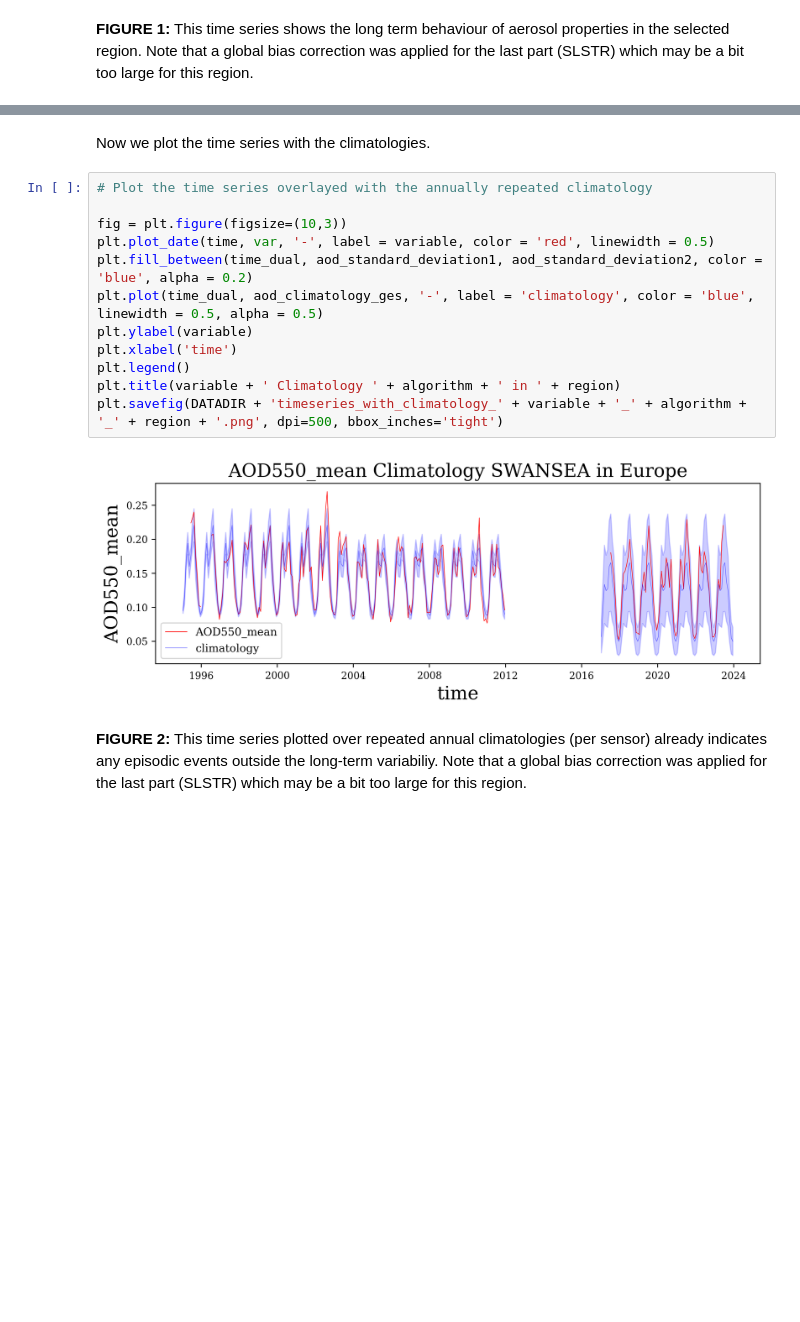
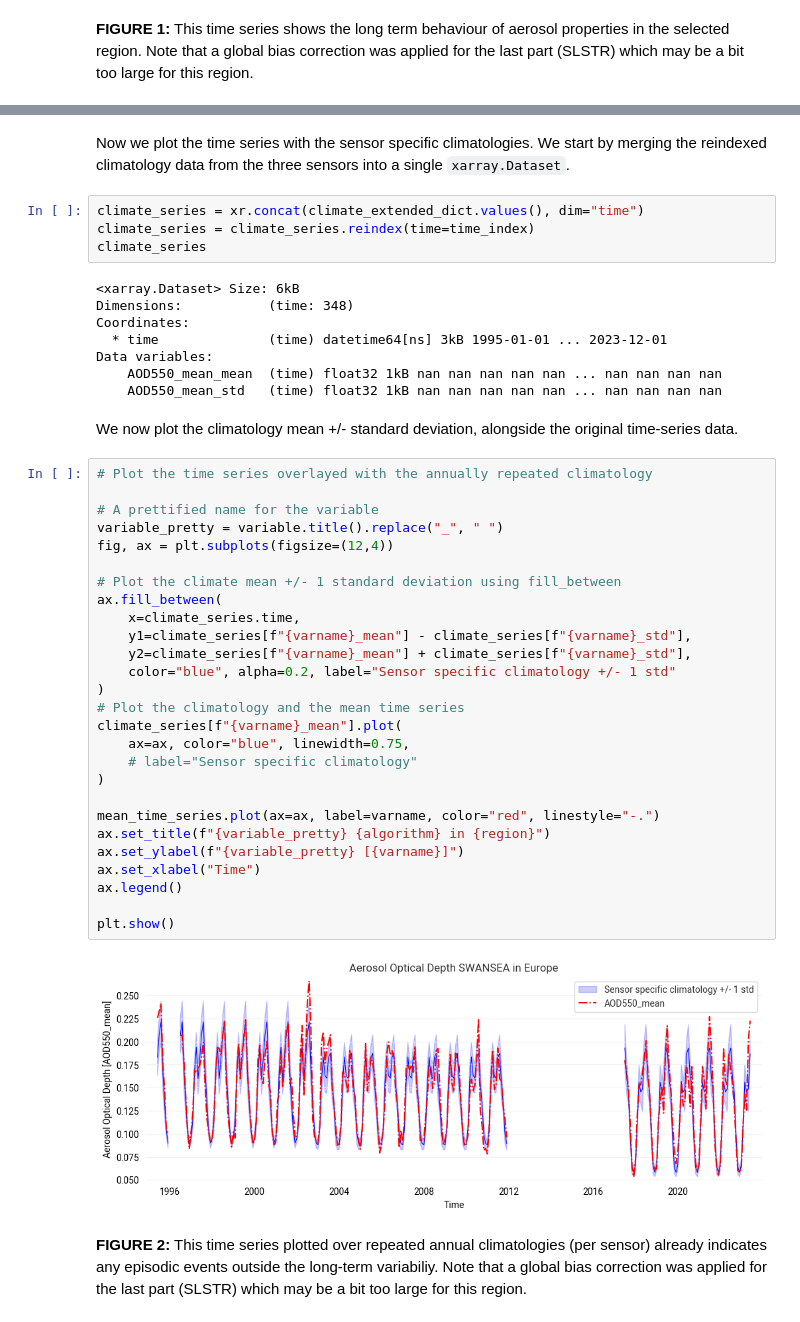
Before and after one commit to ecmwf-training/c3s-training-submodule-sat-obs-atmos-comp, a Jupyter notebook: aerosol-multi-sensor-record.ipynb, the cells around one changed output, grey strips where cells are left out. Saved outputs shown, nothing was run; the diff lists cells and outputs as text; blank space fills up the shorter version.

```diff
--- a/aerosol-multi-sensor-record.ipynb
+++ b/aerosol-multi-sensor-record.ipynb
@@ -497,19 +420,48 @@ for year in years_dual:
 # %% [markdown]
-Now we plot the time series with the climatologies.
+Now we plot the time series with the sensor specific climatologies. We start by merging the reindexed climatology data from the three sensors into a single `xarray.Dataset`.
-# %%
-# Plot the time series overlayed with the annually repeated climatology
-
-fig = plt.figure(figsize=(10,3))
-plt.plot_date(time, var, '-', label = variable, color = 'red', linewidth = 0.5)
-plt.fill_between(time_dual, aod_standard_deviation1, aod_standard_deviation2, color = 'blue', alpha = 0.2)
-plt.plot(time_dual, aod_climatology_ges, '-', label = 'climatology', color = 'blue', linewidth = 0.5, alpha = 0.5)
-plt.ylabel(variable)
-plt.xlabel('time')
-plt.legend()
-plt.title(variable + ' Climatology ' + algorithm + ' in ' + region)
-plt.savefig(DATADIR + 'timeseries_with_climatology_' + variable + '_' + algorithm + '_' + region + '.png', dpi=500, bbox_inches='tight')
-# %% [output]
-[figure, removed]
+# %%
+climate_series = xr.concat(climate_extended_dict.values(), dim="time")
+climate_series = climate_series.reindex(time=time_index)
+climate_series
+# %% [output]
+<xarray.Dataset> Size: 6kB
+Dimensions:           (time: 348)
+Coordinates:
+  * time              (time) datetime64[ns] 3kB 1995-01-01 ... 2023-12-01
+Data variables:
+    AOD550_mean_mean  (time) float32 1kB nan nan nan nan nan ... nan nan nan nan
+    AOD550_mean_std   (time) float32 1kB nan nan nan nan nan ... nan nan nan nan
+# %% [markdown]
+We now plot the climatology mean +/- standard deviation, alongside the original time-series data.
+# %%
+# Plot the time series overlayed with the annually repeated climatology
+
+# A prettified name for the variable
+variable_pretty = variable.title().replace("_", " ")
+fig, ax = plt.subplots(figsize=(12,4))
+
+# Plot the climate mean +/- 1 standard deviation using fill_between
+ax.fill_between(
+    x=climate_series.time,
+    y1=climate_series[f"{varname}_mean"] - climate_series[f"{varname}_std"],
+    y2=climate_series[f"{varname}_mean"] + climate_series[f"{varname}_std"],
+    color="blue", alpha=0.2, label="Sensor specific climatology +/- 1 std"
+)
+# Plot the climatology and the mean time series
+climate_series[f"{varname}_mean"].plot(
+    ax=ax, color="blue", linewidth=0.75,
+    # label="Sensor specific climatology"
+)
+
+mean_time_series.plot(ax=ax, label=varname, color="red", linestyle="-.")
+ax.set_title(f"{variable_pretty} {algorithm} in {region}")
+ax.set_ylabel(f"{variable_pretty} [{varname}]")
+ax.set_xlabel("Time")
+ax.legend()
+
+plt.show()
+# %% [output]
+[figure, added]
 # %% [markdown]
 **FIGURE 2:** This time series plotted over repeated annual climatologies (per sensor) already indicates any episodic events outside the long-term variabiliy. Note that a global bias correction was applied for the last part (SLSTR) which may be a bit too large for this region.
 # %% [markdown]
```
Also changed, not shown: parts of 68 cells of this notebook.
